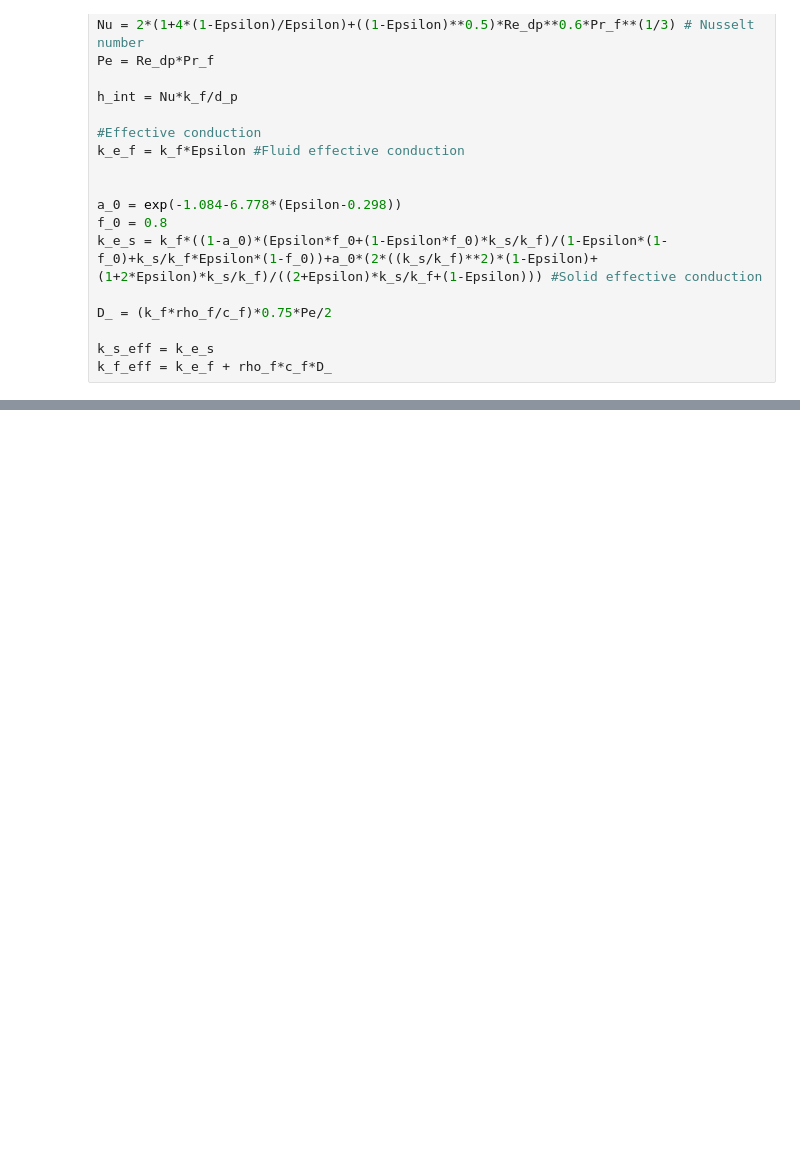
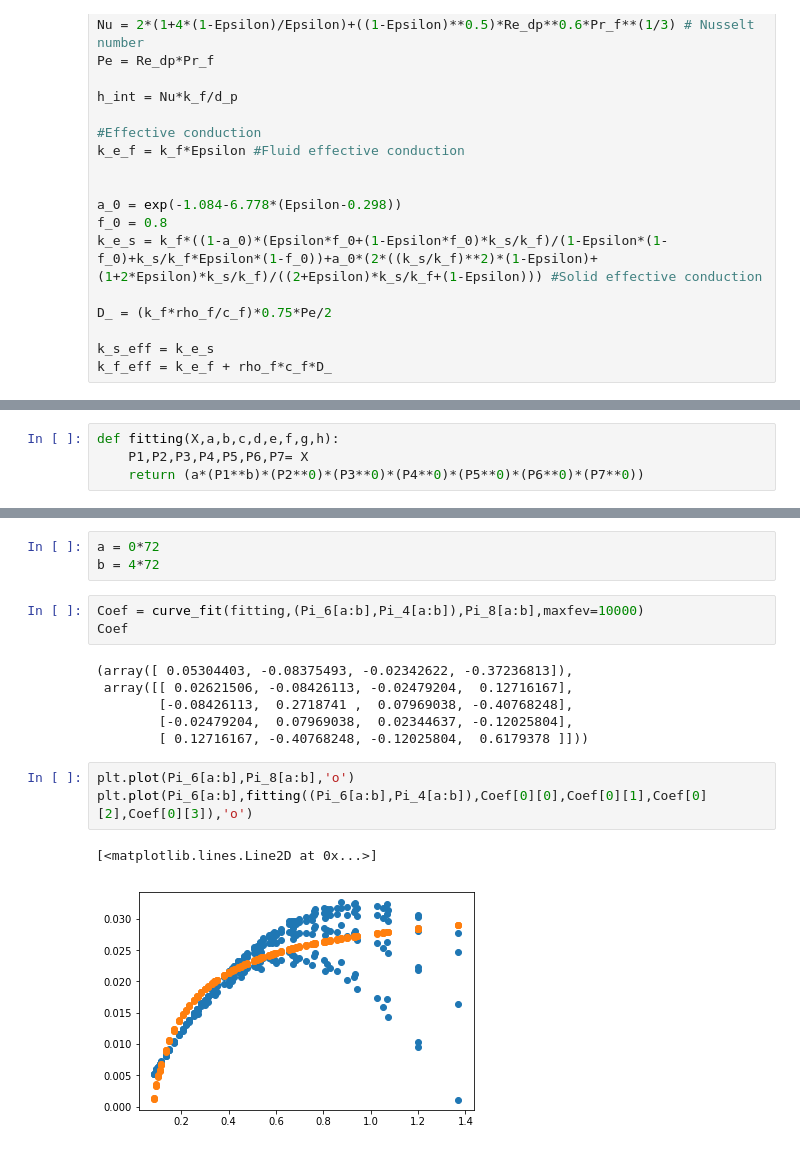
Before and after one commit to gfidelisp/Jupyter, a Jupyter notebook: Codemig/AMR_Model/Main.ipynb, the cells around one changed output, grey strips where cells are left out. Drawn from its saved outputs; the diff is of its cells as text; blank space fills up the shorter version.

```diff
--- a/Codemig/AMR_Model/Main.ipynb
+++ b/Codemig/AMR_Model/Main.ipynb
@@ -73,0 +257,4 @@ k_f_eff = k_e_f + rho_f*c_f*D_
+# %%
+def fitting(X,a,b,c,d,e,f,g,h):
+    P1,P2,P3,P4,P5,P6,P7= X
+    return (a*(P1**b)*(P2**0)*(P3**0)*(P4**0)*(P5**0)*(P6**0)*(P7**0))
@@ -73,0 +274,18 @@ k_f_eff = k_e_f + rho_f*c_f*D_
+# %%
+a = 0*72
+b = 4*72
+# %%
+Coef = curve_fit(fitting,(Pi_6[a:b],Pi_4[a:b]),Pi_8[a:b],maxfev=10000)
+Coef
+# %% [output]
+(array([ 0.05304403, -0.08375493, -0.02342622, -0.37236813]),
+ array([[ 0.02621506, -0.08426113, -0.02479204,  0.12716167],
+        [-0.08426113,  0.2718741 ,  0.07969038, -0.40768248],
+        [-0.02479204,  0.07969038,  0.02344637, -0.12025804],
+        [ 0.12716167, -0.40768248, -0.12025804,  0.6179378 ]]))
+# %%
+plt.plot(Pi_6[a:b],Pi_8[a:b],'o')
+plt.plot(Pi_6[a:b],fitting((Pi_6[a:b],Pi_4[a:b]),Coef[0][0],Coef[0][1],Coef[0][2],Coef[0][3]),'o')
+# %% [output]
+[<matplotlib.lines.Line2D at 0x...>]
+[figure, added]
```
Also changed, not shown: parts of 24 cells of this notebook, 2 other files.
